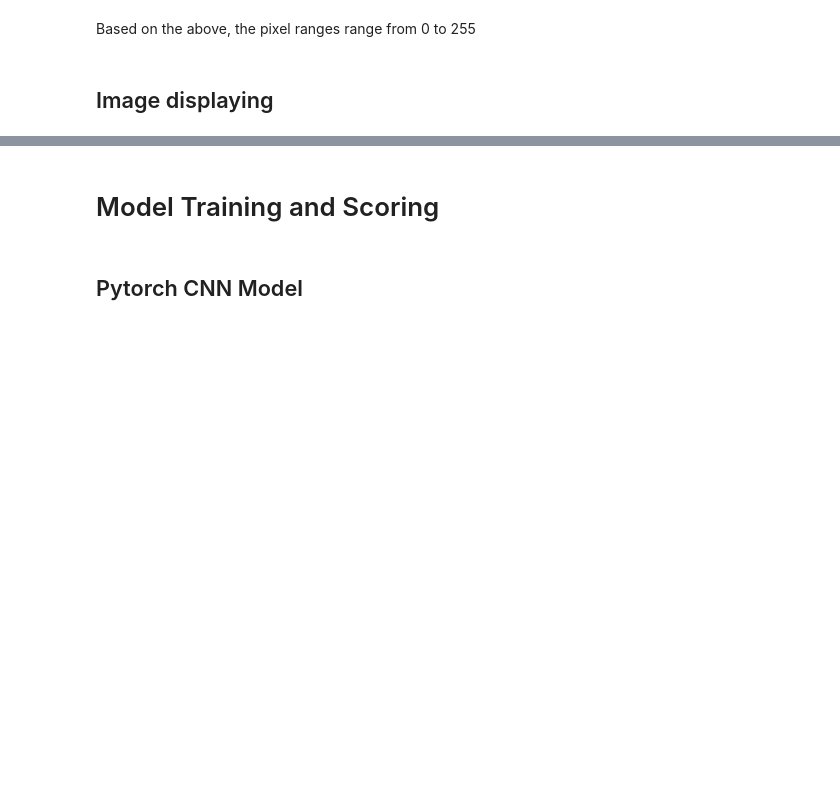
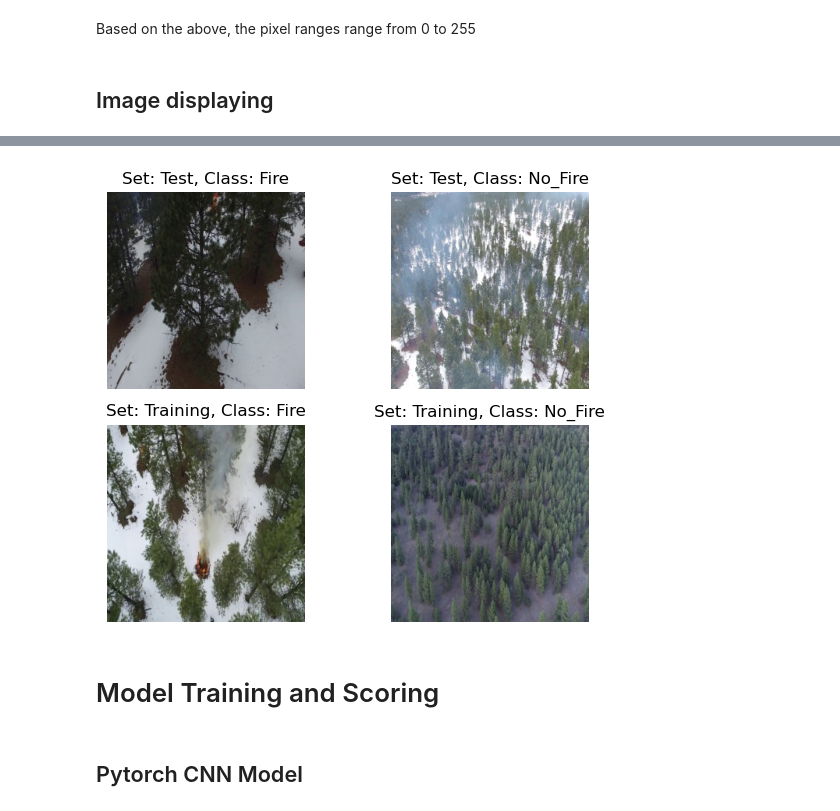
Before and after one commit to martinbatek/IC-UDA-Final-Project, a Jupyter notebook: scripts/UDA_FinalProject_Batek.ipynb, the cells around one changed output, grey strips where cells are left out. Drawn from its saved outputs; the diff is of its cells as text; code cells hidden in the pictures; blank space fills up the shorter version.

```diff
--- a/scripts/UDA_FinalProject_Batek.ipynb
+++ b/scripts/UDA_FinalProject_Batek.ipynb
@@ -168,18 +157,0 @@ for dirpath, dirname, filenames in os.walk(root_path):
-# %%
-# Display 4 random images
-img_inds = np.random.choice(np.arange(len(img_paths)),size=4,replace=False)
-
-fig, ax = plt.subplots(nrows=2, ncols=2)
-for i in [0,1]:
-    img = Image.open(img_paths[img_inds[i]])
-    ax[0,i].imshow(img)
-    ax[0,i].set_axis_off()
-    ax[0,i].set_title(f'Class: {class_labels[img_inds[i]]}')
-
-for i in [0,1]:
-    img = Image.open(img_paths[img_inds[i]])
-    ax[1,i-1].imshow(img)
-    ax[1,i-1].set_axis_off()
-    ax[1,i-1].set_title(f'Class: {class_labels[img_inds[i]]}')
-fig.tight_layout()
-fig.show()
@@ -188,3 +164,23 @@ fig.show()
+# %%
+# Display th 4 random images
+
+fig, ax = plt.subplots(nrows=2, ncols=2)
+
+test_train = ['Test','Training']
+fire_noFire = ['Fire','No_Fire']
+for row in range(2):
+    for col in range(2):
+        img_file = np.random.choice(os.listdir(os.path.join(root_path,test_train[row],fire_noFire[col])),1)[0]
+        img_path = os.path.join(root_path,test_train[row],fire_noFire[col],img_file)
+        img = Image.open(img_path)
+        ax[row,col].imshow(img)
+        ax[row,col].set_title(f'Set: {test_train[row]}, Class: {fire_noFire[col]}')
+        ax[row,col].set_axis_off()
+
+fig.tight_layout()
+fig.show()
+# %% [output]
+[figure, added]
 # %% [markdown]
 # Model Training and Scoring
 # %% [markdown]
```
Also changed, not shown: parts of 4 cells of this notebook.
